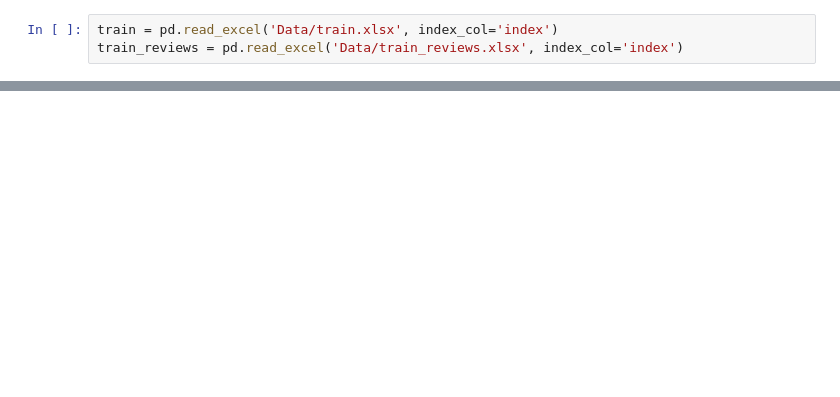
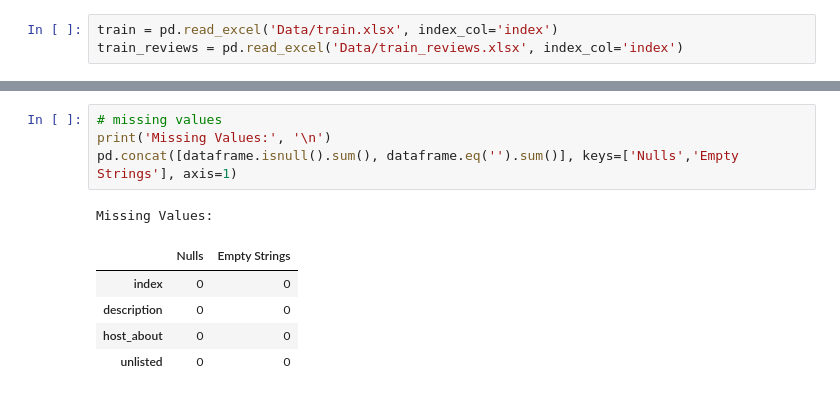
Before and after one commit to dropthedave/TextMiningAirbnbNOVA, a Jupyter notebook: Notebook_Lukas.ipynb, the cells around one changed output, grey strips where cells are left out. Saved outputs shown, nothing was run; the diff lists cells and outputs as text; blank space fills up the shorter version.

```diff
--- a/Notebook_Lukas.ipynb
+++ b/Notebook_Lukas.ipynb
@@ -14,0 +76,11 @@ train_reviews = pd.read_excel('Data/train_reviews.xlsx', index_col='index')
+# %%
+# missing values
+print('Missing Values:', '\n')
+pd.concat([dataframe.isnull().sum(), dataframe.eq('').sum()], keys=['Nulls','Empty Strings'], axis=1)
+# %% [output]
+Missing Values:
+|  | Nulls | Empty Strings |
+| index | 0 | 0 |
+| description | 0 | 0 |
+| host_about | 0 | 0 |
+| unlisted | 0 | 0 |
```
Also changed, not shown: parts of 27 cells of this notebook.
